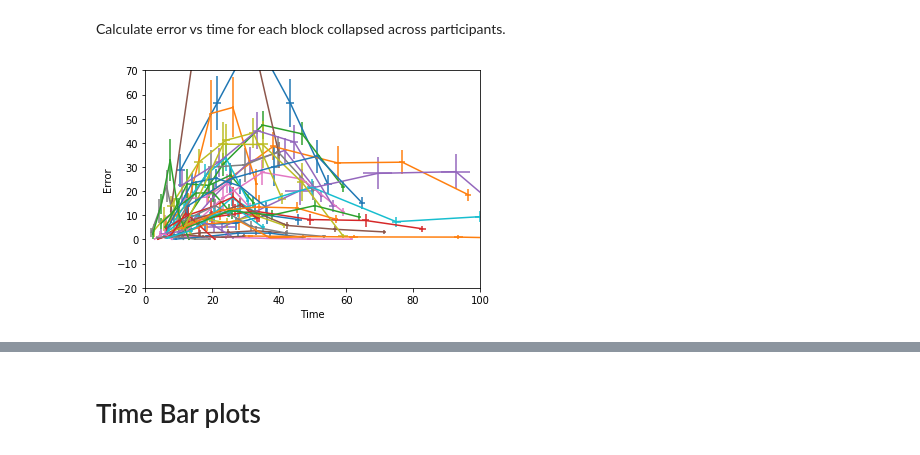
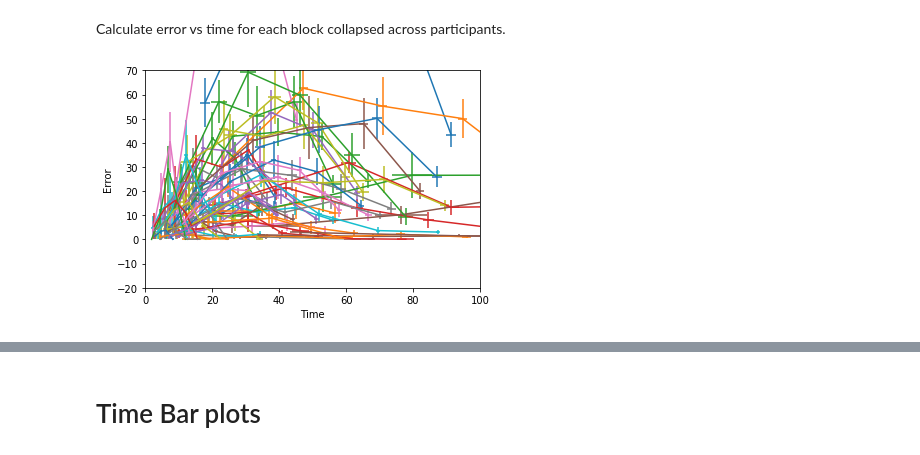
Before and after one commit to tejas-savalia/Lab-Codes, a Jupyter notebook: Psychtoolbox/Visuomotor_Adaptation_Tablet/python_scripts/analyses.ipynb, the cells around one changed output, grey strips where cells are left out. Drawn from its saved outputs; the diff is of its cells as text; code cells hidden in the pictures.

```diff
--- a/Psychtoolbox/Visuomotor_Adaptation_Tablet/python_scripts/analyses.ipynb
+++ b/Psychtoolbox/Visuomotor_Adaptation_Tablet/python_scripts/analyses.ipynb
@@ -89,27 +86,27 @@ Participant 3 Gradual change Speed emphasis
 X axis is cummulative sum of the number of samples in the trajectory, averaged across all trajectories.
 Y axis is the mean of error in that time quantile, averaged across all trajectories
 # %%
-def errorvstime(data, block):
+def errorvstime(data, block, num_trajectories):
     traj = scipy.io.loadmat('data/data{data}/actual_trajectories/trajectories{block}.mat'.format(block=str(block), data=str(data)))
     ideal_traj = scipy.io.loadmat('data/data{data}/ideal_trajectories/trajectories{block}.mat'.format(block = str(block), data=str(data)))
     #squares = scipy.io.loadmat('data/participants/data{data}/squares/coordinates/squares{block}.mat'.format(block=str(block), data=str(data)))
     #xdiff = (ideal_traj['idealXs'] - traj['x'])
     #ydiff = (ideal_traj['idealYs'] - traj['y'])
-    error = calc_error(traj)[:64]
+    error = calc_error(traj)[:num_trajectories]
     #error = xdiff**2+ydiff**2
     #print (error)
-    error_means = numpy.zeros((64, 5))
-    for i in range(64):
+    error_means = numpy.zeros((num_trajectories, 5))
+    for i in range(num_trajectories):
         n = len(error[i])
         for j in range(5):
-#            error_means[i, j] = numpy.mean(error[i][int(numpy.floor((j)*n/5)):int(numpy.floor((j+1)*n/5))])
-            error_means[i, j] = numpy.median(error[i][int(numpy.floor((j)*n/5)):int(numpy.floor((j+1)*n/5))])
+            error_means[i, j] = numpy.mean(error[i][int(numpy.floor((j)*n/5)):int(numpy.floor((j+1)*n/5))])
+#            error_means[i, j] = numpy.median(error[i][int(numpy.floor((j)*n/5)):int(numpy.floor((j+1)*n/5))])
          #error_means[i, ] = error_means[i, ]/max(error_means[i,])
 
 
-    time_means = numpy.zeros((64, 5))
+    time_means = numpy.zeros((num_trajectories, 5))
 
-    for i in range(64):
+    for i in range(num_trajectories):
         n = len(error[i])
         for j in range(5):
             time_means[i, j] = len(error[i][int(numpy.floor((j)*n/5)):int(numpy.floor((j+1)*n/5))])
@@ -123,15 +120,13 @@ def errorvstime(data, block):
 # %% [markdown]
 Calculate error vs time for each block collapsed across participants.
 # %%
-times = numpy.zeros((49, 5))
-errors = numpy.zeros((49, 5))
-for i in range(1000, 1048):
-    if i == 1005 or i == 1022 or i == 1025 or i == 1027 or i == 1043:
-        continue
-    temp = errorvstime(i, 11)
+times = numpy.zeros((60, 5))
+errors = numpy.zeros((60, 5))
+for i in range(1000, 1059):
+    temp = errorvstime(i, 11, 32)
     times[i-1000] = temp[0]
     errors[i-1000] = temp[1]
     #print (i)
 # %% [output]
-[figure, old version]
+[figure, new version]
 # %%
```
Also changed, not shown: parts of 88 cells of this notebook, 6 other files.
